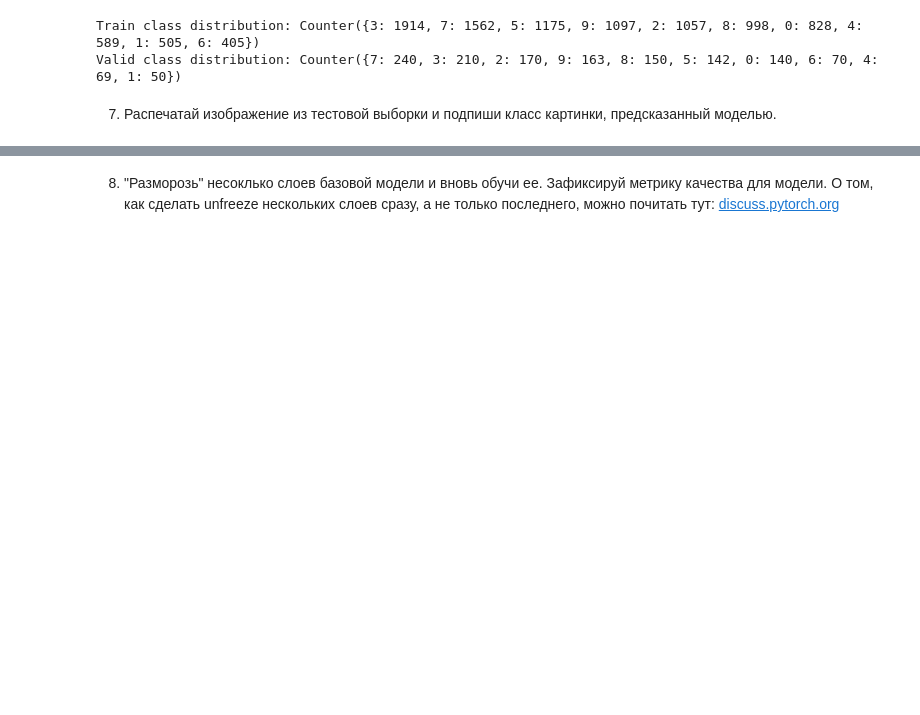
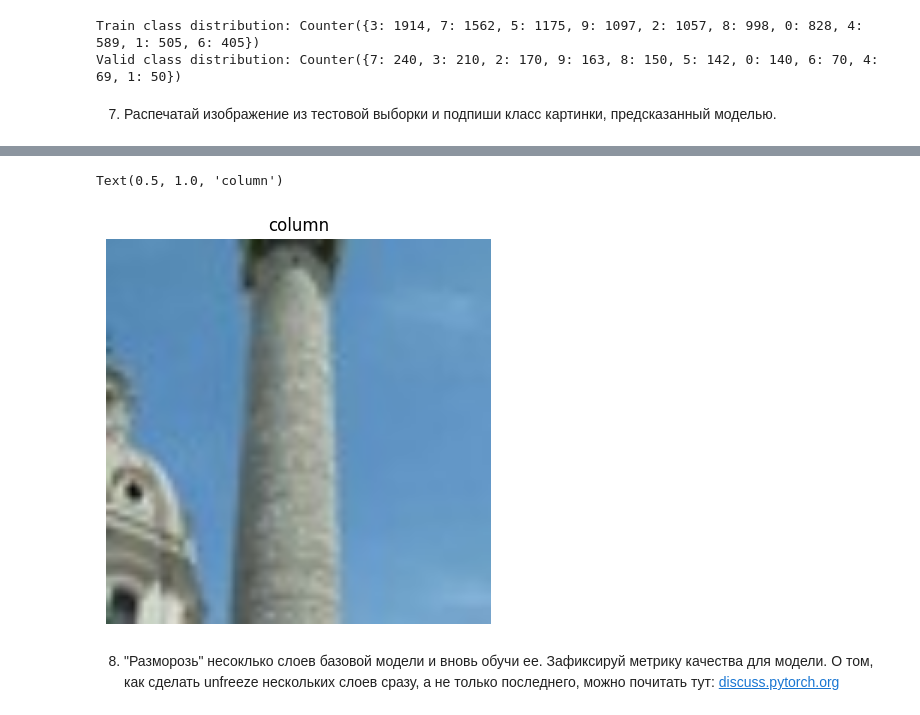
Before and after one commit to DmitriiPrikhodko/ds-phase-2-git, a Jupyter notebook: week1/day4/08-04-task.ipynb, the cells around one changed output, grey strips where cells are left out. Drawn from its saved outputs; the diff is of its cells as text; code cells hidden in the pictures; blank space fills up the shorter version.

```diff
--- a/week1/day4/08-04-task.ipynb
+++ b/week1/day4/08-04-task.ipynb
@@ -586,0 +588,7 @@ Valid class distribution: Counter({7: 240, 3: 210, 2: 170, 9: 163, 8: 150, 5: 14
+# %%
+img_path = "data/test/column/375.jpg"
+resize = T.Resize((224, 224))
+img = resize(io.read_image(img_path) / 255)
+# %%
+classes = {j: i for i, j in train_ds.class_to_idx.items()}
+classes
@@ -587,2 +606,15 @@ Valid class distribution: Counter({7: 240, 3: 210, 2: 170, 9: 163, 8: 150, 5: 14
+# %%
+with torch.inference_mode():
+    pred_class = classes[
+        torch.sigmoid(model(img.unsqueeze(0).to(DEVICE))).argmax().item()
+    ]
+# %%
+plt.figure(figsize=(5, 5), dpi=100)
+plt.imshow(torch.permute(img, (1, 2, 0)))  # [channels, height, width]
+plt.axis("off")
+plt.title(pred_class)
+# %% [output]
+Text(0.5, 1.0, 'column')
+[figure, added]
 # %% [markdown]
 8. "Разморозь" несоклько слоев базовой модели и вновь обучи ее. Зафиксируй метрику качества для модели. О том, как сделать unfreeze нескольких слоев сразу, а не только последнего, можно почитать тут: [discuss.pytorch.org](https://discuss.pytorch.org/t/how-the-pytorch-freeze-network-in-some-layers-only-the-rest-of-the-training/7088/3)
```
Also changed, not shown: parts of 16 cells of this notebook, 4 other files.
